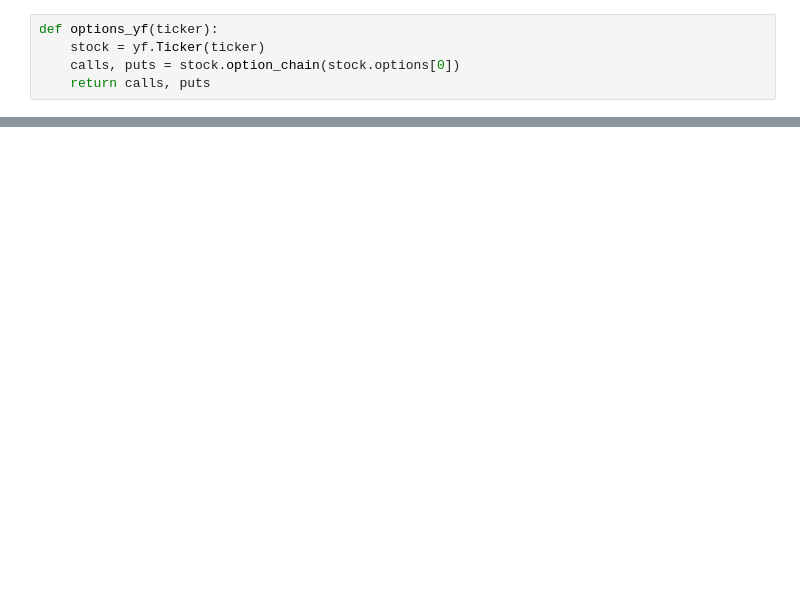
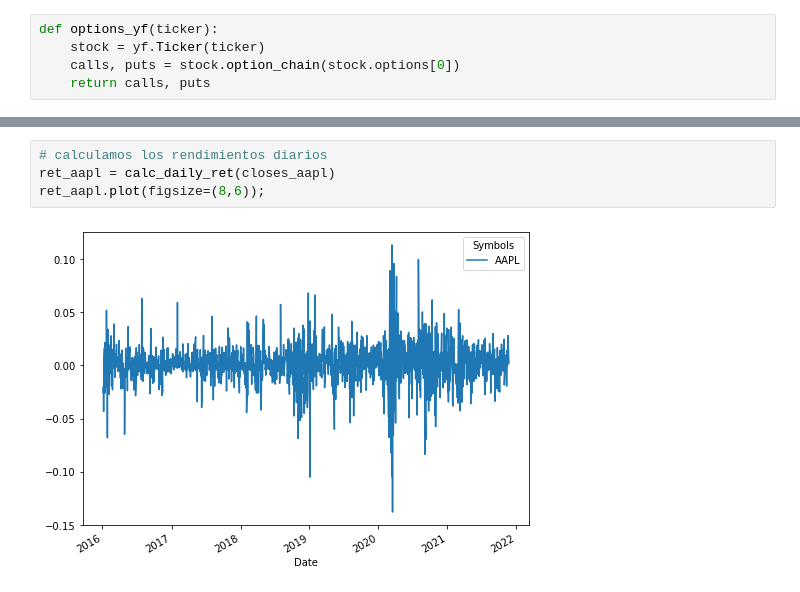
Before and after one commit to leonardoaceves/Tarea8_JLACEVES_TNICHOLLS, a Jupyter notebook: Tarea8_JLACEVES_TNICHOLLS.ipynb, the cells around one changed output, grey strips where cells are left out. Drawn from its saved outputs; the diff is of its cells as text; blank space fills up the shorter version.

```diff
--- a/Tarea8_JLACEVES_TNICHOLLS.ipynb
+++ b/Tarea8_JLACEVES_TNICHOLLS.ipynb
@@ -38,0 +121,6 @@ Código de solución estudiante 2
+# %%
+# calculamos los rendimientos diarios
+ret_aapl = calc_daily_ret(closes_aapl)
+ret_aapl.plot(figsize=(8,6));
+# %% [output]
+[figure, added]
```
Also changed, not shown: parts of 61 cells of this notebook.
